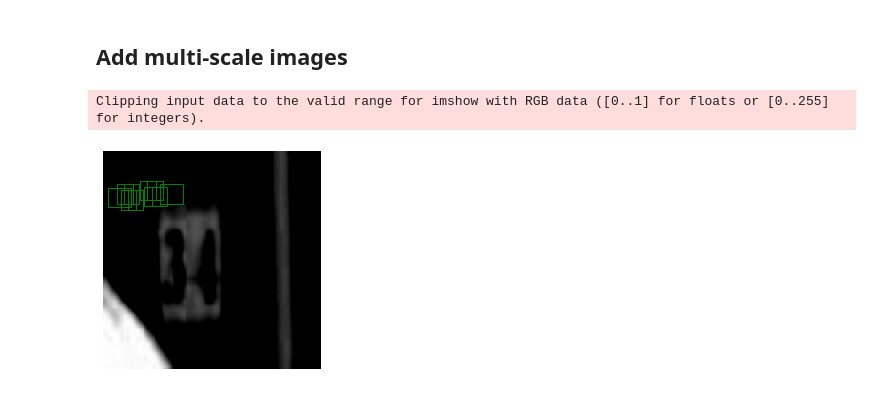
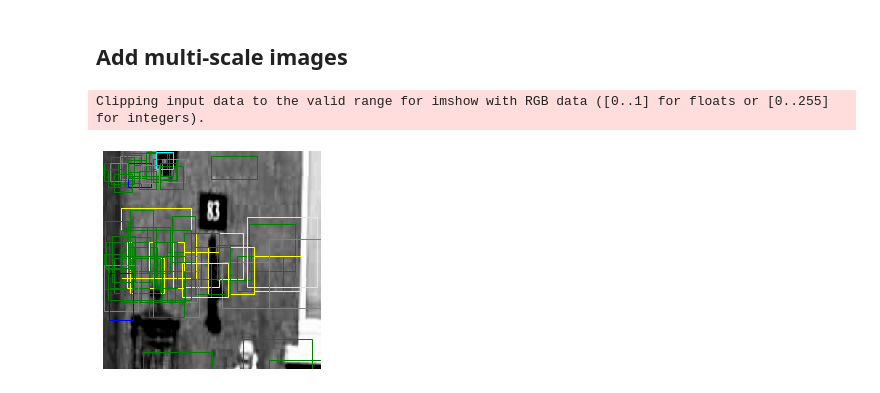
Before and after one commit to JulesBelveze/pytorch-tutorial-computer-vision, a Jupyter notebook: digits_detection/digit_recognizer.ipynb, the cells around one changed output. Saved outputs shown, nothing was run; the diff lists cells and outputs as text; code cells hidden in the pictures.

Commit message:
fix boxes coordinates in multi-scale

```diff
--- a/digits_detection/digit_recognizer.ipynb
+++ b/digits_detection/digit_recognizer.ipynb
@@ -236,8 +236,8 @@ def rescale_bounding_boxes(bounding_box, inital_size_img: 'tuple', size: 'tuple'
     h_init, w_init = inital_size_img
     h, w = size
 
-    w_ratio = w / w_init
-    h_ratio = h / h_init
+    w_ratio = w_init / w
+    h_ratio = h_init / h
 
     x1 = x1 * w_ratio
     x2 = x2 * w_ratio
@@ -317,7 +317,7 @@ width= 300
 transformer_svhn_test = transforms.Compose([
     transforms.Grayscale(3),
     transforms.Resize((height, width)),
-    transforms.CenterCrop((size, size)),
+    transforms.CenterCrop((height, width)),
     transforms.ToTensor(),
     transforms.Normalize([.5,.5,.5], [.5,.5,.5])
 ])
@@ -436,10 +407,10 @@ def rescale_image(image, sizes=[(200,200), (250,200), (200,250), (300, 250), (25
     img_PIL = transforms.ToPILImage()(image)
     for (h, w) in sizes:
         img = torchvision.transforms.Resize([h,w])(img_PIL)
-        pad_h, pad_w = int((max_size - h) / 2), int((max_size - w) / 2)
-
-        img = torchvision.transforms.Pad((pad_w, pad_h))(img)
+        pad_h, pad_w = int((max_size - h)), int((max_size - w))
         img = torchvision.transforms.ToTensor()(img)
+        m = nn.ConstantPad2d((0,pad_w,0,pad_h),0.0) # padding the image on the right and bottom sides
+        img = m(img)
 
         list_images.append(img)
 
@@ -490,10 +461,10 @@ def get_box_boundaries_around_digits_bis(tensor_image, output):
 sizes = [(200,200), (250,200), (200,250), (300,250),
          (250,300), (300,300), (300,200), (200,300),
          (150,150), (150,200), (200,150), (100,100),
-         (150,300), (300,150)]
+         (150,300), (300,150), (400,400)]
 
 # loading image and "creating" the resized ones
-image = next(iter(SVHN_test_loader))[11]
+image = next(iter(SVHN_test_loader))[15]
 images, init_size = rescale_image(image, sizes)
 image_tensor = images.to(device) # shape len(size) * 3 * size * size
 
@@ -512,25 +483,25 @@ for i, (img_tensor, size) in enumerate(zip(output, sizes)):
         label_boxes.append(label)
         score_boxes.append(score)
 
-# removing the unwanted boxescd D
+# removing the unwanted boxes
 final_coord, final_label = nms(coord_boxes, label_boxes, score_boxes)
 # %%
 color_rectangle = {
     0: "yellow", 1: "green", 2: "blue", 3: "pink", 4: "red",
     5: "white", 6: "cyan", 7: "purple", 8: "orange", 9: "grey"
 }
 
 fig, ax = plt.subplots(1)
 
 ax.imshow(np.swapaxes(np.swapaxes(image.numpy(), 0, 2), 0, 1))
 ax.axis("off")
 
 for (coord, label) in zip(final_coord, final_label):
     x_left, x_right, y_top, y_bottom = coord
     box_w = x_right - x_left
     box_h = y_bottom - y_top
-    rect = patches.Rectangle((x_left,y_top),box_w,box_h,linewidth=1,edgecolor=color_rectangle[label],facecolor='none')
+    rect = patches.Rectangle((int(x_left),int(y_top)),int(box_w),int(box_h),linewidth=1,edgecolor=color_rectangle[label],facecolor='none')
     ax.add_patch(rect)
 # %% [output]
 Clipping input data to the valid range for imshow with RGB data ([0..1] for floats or [0..255] for integers).
-[figure, old version]
+[figure, new version]
```
Also changed, not shown: parts of 2 cells of this notebook.
